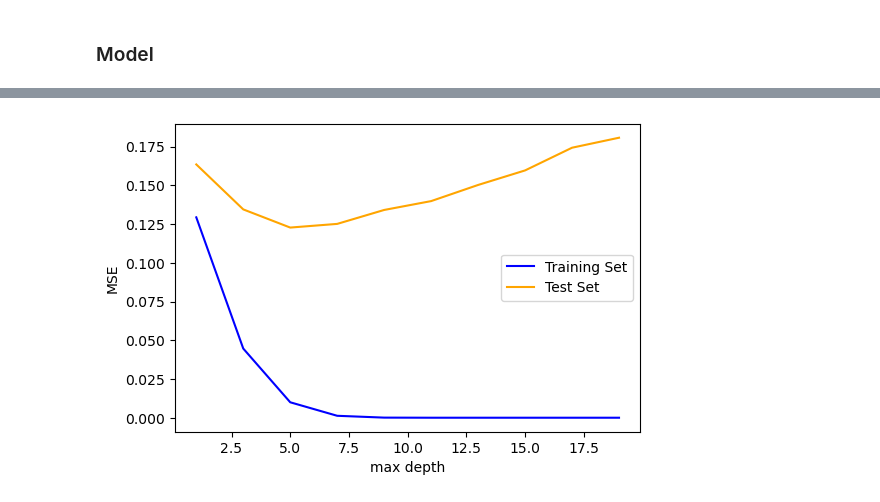
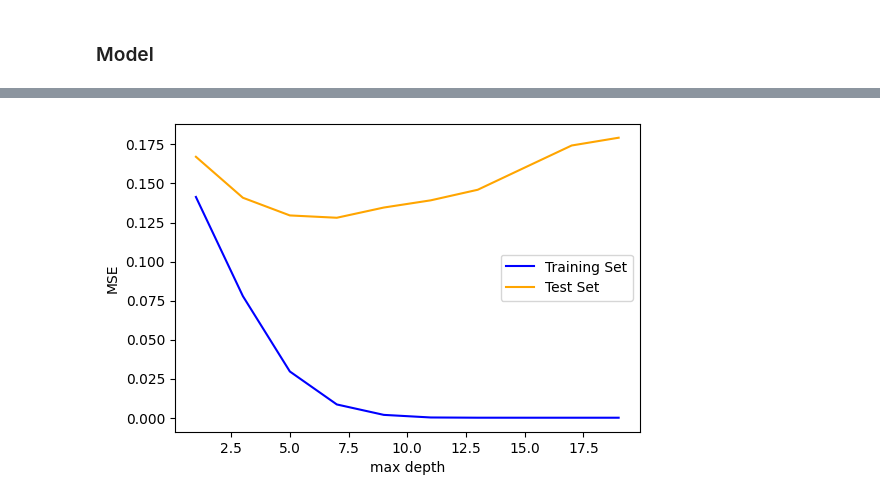
Before and after one commit to coffee77iruk/A3Net_2025, a Jupyter notebook: models.ipynb, the cells around one changed output, grey strips where cells are left out. Cells and saved outputs as stored; diff of their text form; code cells hidden in the pictures.

Commit message:
run for GradientBoosting regression model

```diff
--- a/models.ipynb
+++ b/models.ipynb
@@ -10,7 +10,7 @@ from sklearn.ensemble import GradientBoostingRegressor
 from sklearn.inspection import permutation_importance
 from sklearn.metrics import mean_squared_error
 # %%
-tab = Table.read('3dhst_master.phot.v4.1/3dhst_master.phot.v4.1.cat', format='ascii').to_pandas()
+tab = Table.read('3dhst_master.phot.v4.1.csv', format='ascii').to_pandas()
 # %% [markdown]
 ## Preprocessing
 # %%
@@ -49,8 +49,8 @@ X_validate, X_test, y_validate, y_test, indices_validate, indices_test = train_t
 ### Model
 # %%
 param_grid = {
-    'n_estimators': [200, 500, 800],
-    'learning_rate': [0.01, 0.05, 0.1],
+    'n_estimators': [500, 700, 900, 1100, 1300],
+    'learning_rate': [0.0001, 0.001, 0.01, 0.1],
 }
 
 gbr = GradientBoostingRegressor(max_depth=5)
@@ -60,6 +60,7 @@ grid_search = GridSearchCV(
     param_grid=param_grid,
     cv=3,
     scoring='neg_mean_squared_error',
+    n_jobs=-1,
 )
 
 grid_search.fit(X_train, y_train)
@@ -86,35 +88,34 @@ MSE = 0.1253
 # %%
 max_depths = np.arange(1, 20, 2).astype(int)
 
 train_mse = []
 test_mse = []
 for depth in max_depths:
     params = {
-        "n_estimators": 500,
-        "learning_rate": 0.05,
+        "n_estimators": 1000,
+        "learning_rate": 0.01,
         "max_depth": depth,
     }
-    gbr = GradientBoostingRegressor(**params)
-    gbr.fit(X_train, y_train)
+    gbrf = GradientBoostingRegressor(**params)
+    gbrf.fit(X_train, y_train)
 
-    y_predict_train = gbr.predict(X_train)
-    y_predict_test = gbr.predict(X_test)
+    y_predict_train = gbrf.predict(X_train)
+    y_predict_test = gbrf.predict(X_test)
 
     train_mse.append(mean_squared_error(y_train, y_predict_train))
     test_mse.append(mean_squared_error(y_test, y_predict_test))
-
 
 fig, ax = plt.subplots(1, 1, figsize=(6, 4))
 
 ax.plot(max_depths, train_mse, color='blue', label='Training Set')
 ax.plot(max_depths, test_mse, color='orange', label='Test Set')
 ax.set_xlabel('max depth')
 ax.set_ylabel('MSE')
 ax.legend()
 
 plt.show()
 # %% [output]
-[figure, old version]
+[figure, new version]
 # %%
 cv = cross_validate(
     estimator=gbr,
```
Also changed, not shown: parts of 8 cells of this notebook.
